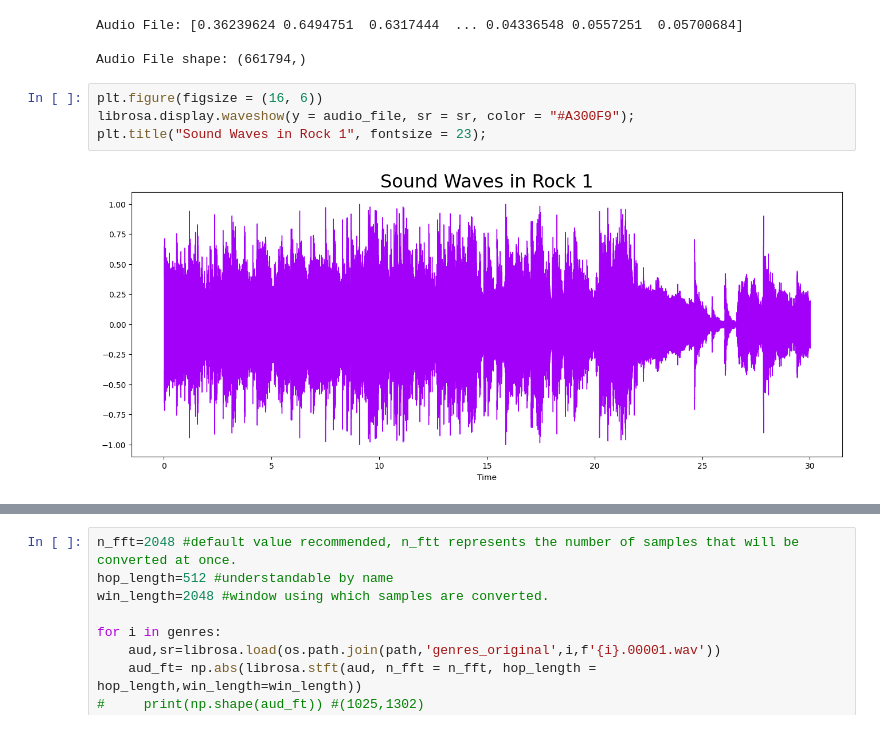
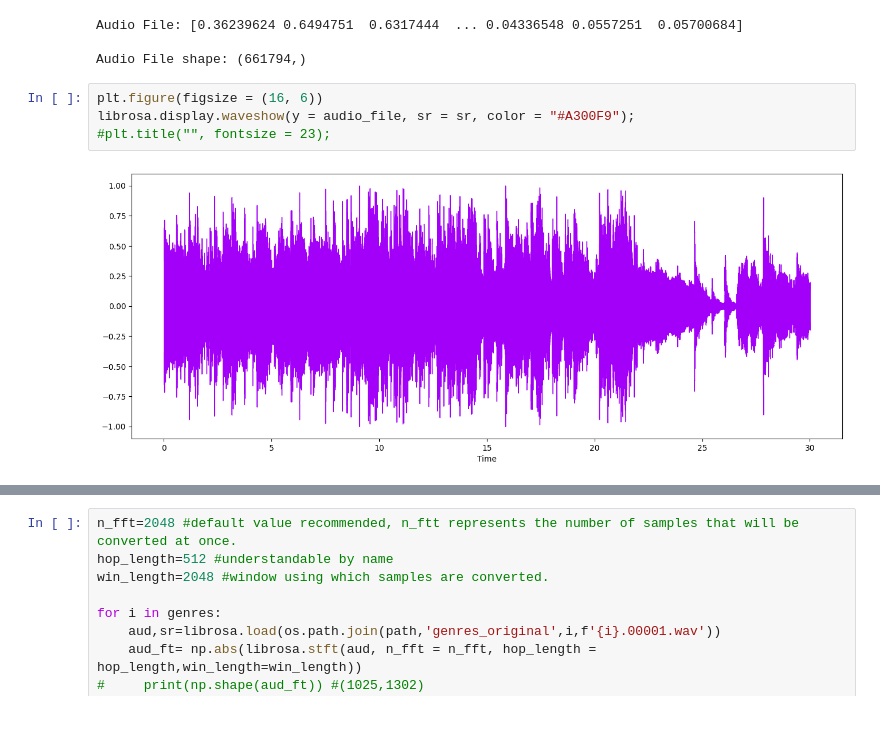
Before and after one commit to adamjedrzejewski/thesis, a Jupyter notebook: Sound processing.ipynb, the cells around one changed output, grey strips where cells are left out. Saved outputs shown, nothing was run; the diff lists cells and outputs as text.

```diff
--- a/Sound processing.ipynb
+++ b/Sound processing.ipynb
@@ -50,9 +39,9 @@ Audio File shape: (661794,)
 # %%
 plt.figure(figsize = (16, 6))
 librosa.display.waveshow(y = audio_file, sr = sr, color = "#A300F9");
-plt.title("Sound Waves in Rock 1", fontsize = 23);
+#plt.title("", fontsize = 23);
 # %% [output]
-[figure, old version]
+[figure, new version]
 # %%
 for i in genres:
     aud,sr=librosa.load(os.path.join(path,'genres_original',i,f'{i}.00001.wav'))
```
Also changed, not shown: parts of 2 cells of this notebook.
